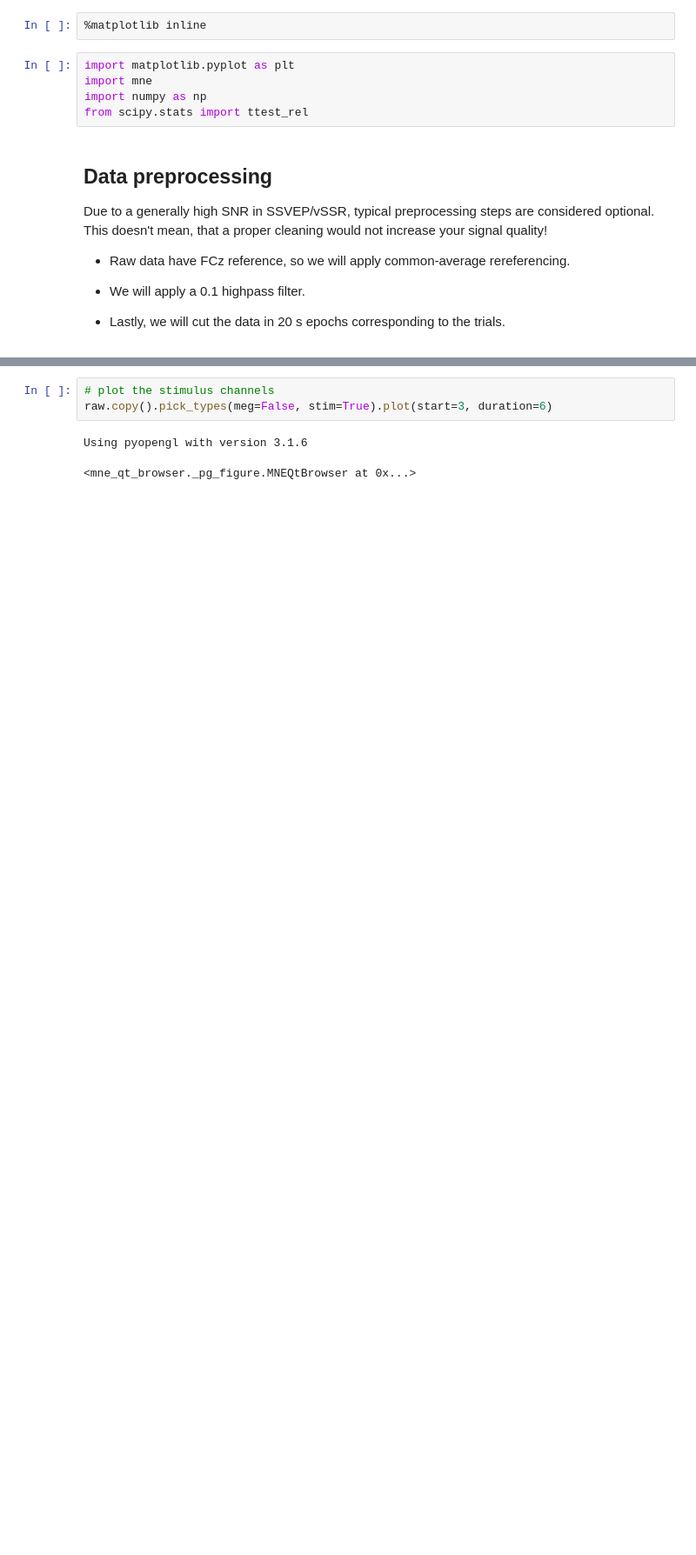
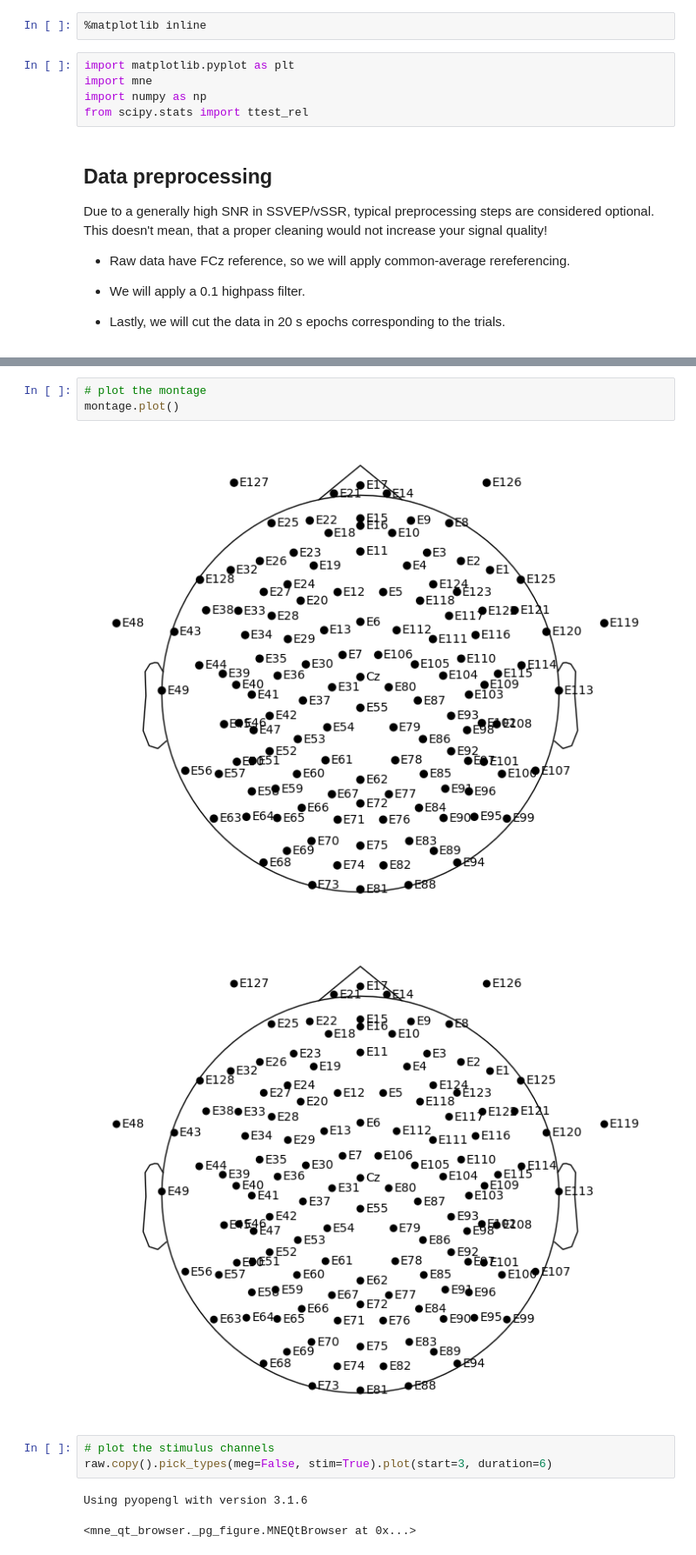
Before and after one commit to kohler-visual-neuroscience-lab/project-OBA, a Jupyter notebook: analysis/oba_ssvep_analysis.ipynb, the cells around one changed output, grey strips where cells are left out. Shown at 87% size. Saved outputs shown, nothing was run; the diff lists cells and outputs as text; blank space fills up the shorter version.

```diff
--- a/analysis/oba_ssvep_analysis.ipynb
+++ b/analysis/oba_ssvep_analysis.ipynb
@@ -51,6 +51,12 @@ Reading 0 ... 723178  =      0.000 ...   723.178 secs...
 | Lowpass | 500.00 Hz |
 | Filenames | signal1.bin |
 | Duration | 00:12:04 (HH:MM:SS) |
+# %%
+# plot the montage
+montage.plot()
+# %% [output]
+[figure, added]
+[figure, added]
 # %%
 # plot the stimulus channels
 raw.copy().pick_types(meg=False, stim=True).plot(start=3, duration=6)
```
Also changed, not shown: parts of 3 cells of this notebook.
